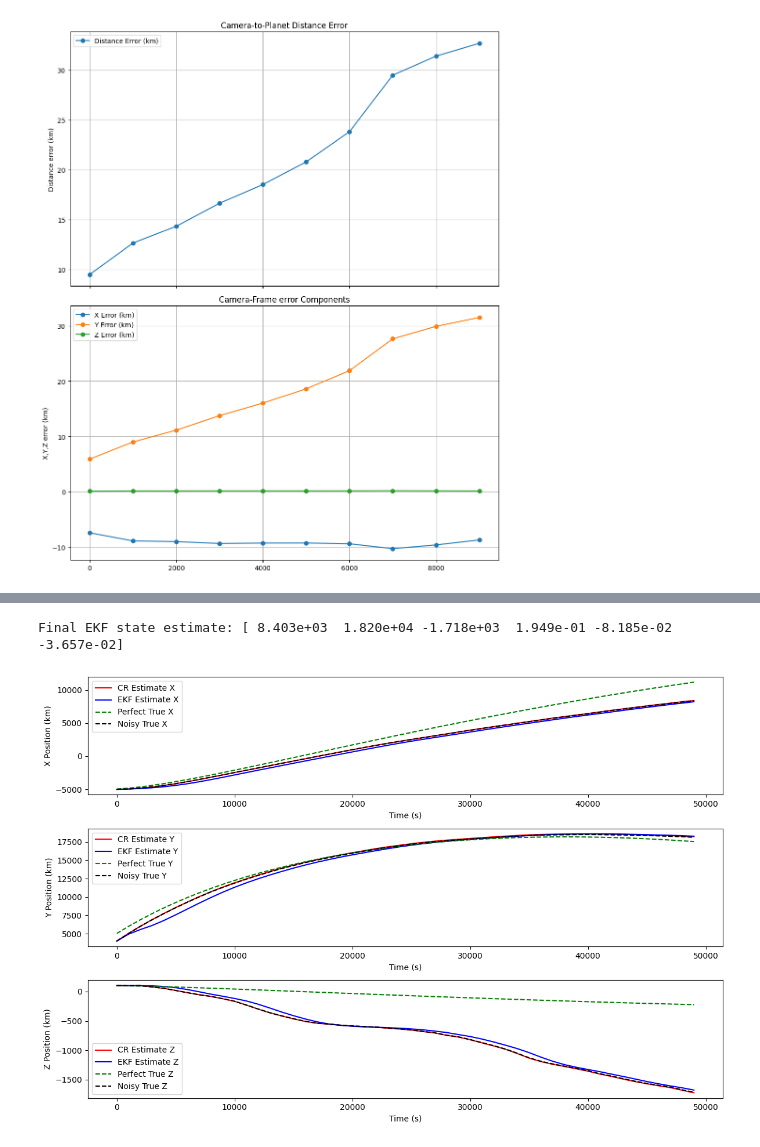
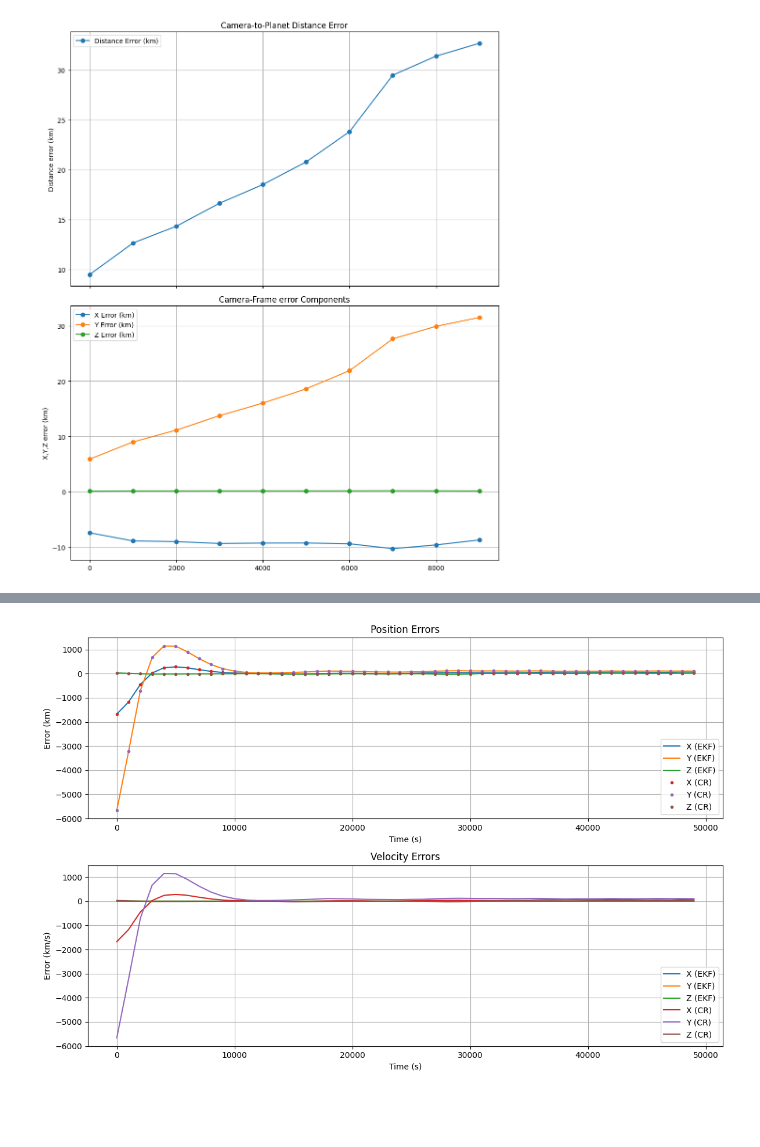
Before and after one commit to colin-skinner/horizon-op-nav, a Jupyter notebook: notebooks/InterfaceTester2.ipynb, the cells around one changed output, grey strips where cells are left out. Saved outputs shown, nothing was run; the diff lists cells and outputs as text; code cells hidden in the pictures; blank space fills up the shorter version.

```diff
--- a/notebooks/InterfaceTester2.ipynb
+++ b/notebooks/InterfaceTester2.ipynb
@@ -335,18 +357,17 @@ plot_trajs(-estimates_p, states_noisy, body_struct)
 # %%
-# now its kalman filtering time
-tpcs = np.array(tpcs)
-mus = [mu0]
-sigmas = [sigma0]
+# EKF Estimation Loop
+mus = []  # EKF state estimates over time
+sigmas = []  # EKF covariances over time
 for i in range(N):
     print(f"EKF step {i+1}/{N}")
     ekf.predict()
-    print("meauments", -estimates_c[i])
+    measurement = -rc_est_CR[i]  # Negate for measurement model
+    print("Measurement:", measurement)
     print("Predicted state:", ekf.mu)
-    ekf.update(-estimates_c[i],tpcs[i])
+    ekf.update(measurement, planet_to_camera_rotations[i])
     mus.append(ekf.mu)
     sigmas.append(ekf.sigma)
 
-
 print("Final EKF state estimate:", ekf.mu)
 # %% [output]
 EKF step 1/50
@@ -375,40 +437,37 @@ plot_trajs(mus, states_noisy, body_struct)
 # %%
-# plot EKF estimates vs true trajectory and CR estimates vs time
-mus = np.array(mus)
-states_noisy = np.array(states_noisy)
+EKF_err = mus - states_noisy
+CR_err = mus - states_noisy
+
+plt.figure(figsize=(12, 8))
 
 
-plt.figure(figsize=(12, 8))
-plt.subplot(3, 1, 1)
-print("Final EKF state estimate:", ekf.mu)
-plt.plot(ts, -estimates_p[:, 0], label='CR Estimate X', color='r')
-# Align array lengths with ts (mus and states_noisy are length 51, ts is 50)
-mus = mus[:len(ts)]
-states_noisy = states_noisy[:len(ts)]
-plt.plot(ts, mus[:, 0], label='EKF Estimate X', color='b')
-plt.plot(ts, states_perfect[:, 0], label='Perfect True X', color='g', linestyle='--')
-plt.plot(ts, states_noisy[:, 0], label='Noisy True X', color='k', linestyle='--')
+plt.subplot(2, 1, 1)
+plt.title("Position Errors")
+plt.plot(ts, EKF_err[:,0], label='X (EKF)')
+plt.plot(ts, EKF_err[:,1], label='Y (EKF)')
+plt.plot(ts, EKF_err[:,2], label='Z (EKF)')
+plt.plot(ts, CR_err[:,0], "-", label='X (CR)')
+plt.plot(ts, CR_err[:,1], "-", label='Y (CR)')
+plt.plot(ts, CR_err[:,2], "-", label='Z (CR)')
 plt.xlabel('Time (s)')
-plt.ylabel('X Position (km)')
+plt.ylabel('Error (km)')
+plt.grid(True)
 plt.legend()
-plt.subplot(3, 1, 2)
-plt.plot(ts, -estimates_p[:, 1], label='CR Estimate Y', color='r')
-plt.plot(ts, mus[:, 1], label='EKF Estimate Y', color='b')
-plt.plot(ts, states_perfect[:, 1], label='Perfect True Y', color='g', linestyle='--')
-plt.plot(ts, states_noisy[:, 1], label='Noisy True Y', color='k', linestyle='--')
+
+plt.subplot(2, 1, 2)
+plt.title("Velocity Errors")
+plt.plot(ts, EKF_err[:,3], label='X (EKF)')
+plt.plot(ts, EKF_err[:,4], label='Y (EKF)')
+plt.plot(ts, EKF_err[:,5], label='Z (EKF)')
+plt.plot(ts, CR_err[:,0], label='X (CR)')
+plt.plot(ts, CR_err[:,1], label='Y (CR)')
+plt.plot(ts, CR_err[:,2], label='Z (CR)')
 plt.xlabel('Time (s)')
-plt.ylabel('Y Position (km)')
+plt.ylabel('Error (km/s)')
 plt.legend()
-plt.subplot(3, 1, 3)
-plt.plot(ts, -estimates_p[:, 2], label='CR Estimate Z', color='r')
-plt.plot(ts, mus[:, 2], label='EKF Estimate Z', color='b')
-plt.plot(ts, states_perfect[:, 2], label='Perfect True Z', color='g', linestyle='--')
-plt.plot(ts, states_noisy[:, 2], label='Noisy True Z', color='k', linestyle='--')
-plt.xlabel('Time (s)')
-plt.ylabel('Z Position (km)')
-plt.legend()
+plt.grid(True)
+
 plt.tight_layout()
 plt.show()
 # %% [output]
-Final EKF state estimate: [ 8.403e+03  1.820e+04 -1.718e+03  1.949e-01 -8.185e-02 -3.657e-02]
-[figure, old version]
+[figure, new version]
```
Also changed, not shown: parts of 18 cells of this notebook, 6 other files.
